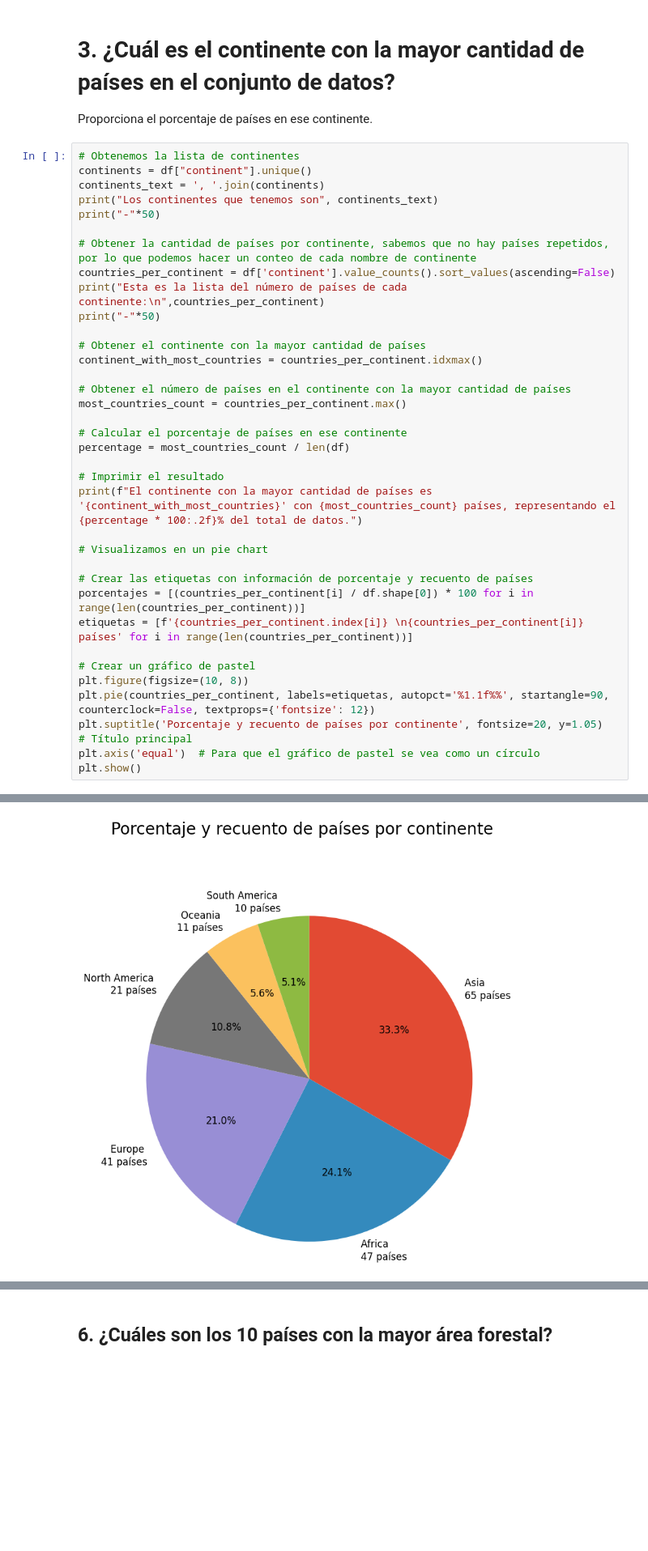
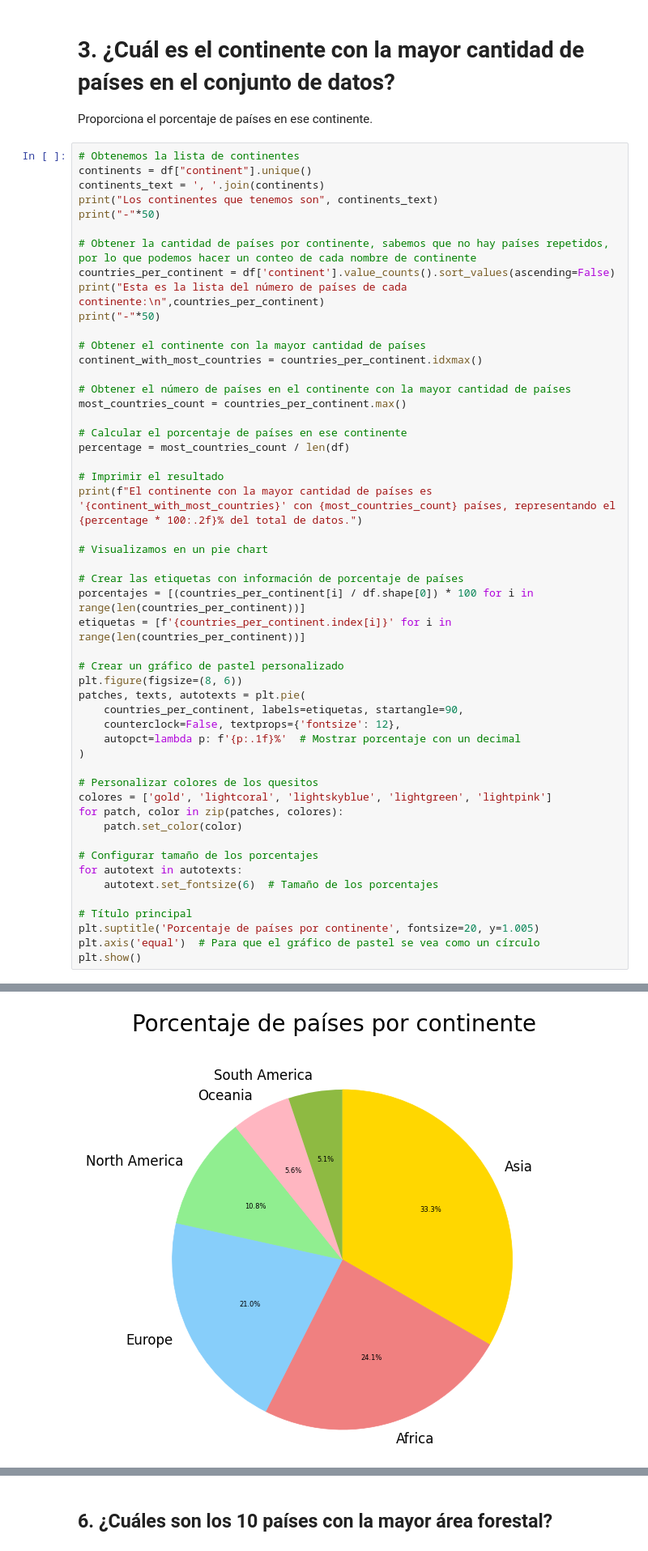
Before and after one commit to Adalab/da-modulo3-sprint2-pairprogramming-RocioZahara, a Jupyter notebook: M03_sprint2_01_Visualizacion.ipynb, the cells around one changed output, grey strips where cells are left out. Shown: that part at 81% size. Cells and saved outputs as stored; diff of their text form; blank space fills up the shorter version.

```diff
--- a/M03_sprint2_01_Visualizacion.ipynb
+++ b/M03_sprint2_01_Visualizacion.ipynb
@@ -209,40 +205,55 @@ continent_with_most_countries = countries_per_continent.idxmax()
 
 # Obtener el número de países en el continente con la mayor cantidad de países
 most_countries_count = countries_per_continent.max()
 
 # Calcular el porcentaje de países en ese continente
 percentage = most_countries_count / len(df)
 
 # Imprimir el resultado
 print(f"El continente con la mayor cantidad de países es '{continent_with_most_countries}' con {most_countries_count} países, representando el {percentage * 100:.2f}% del total de datos.")
 
 # Visualizamos en un pie chart
 
-# Crear las etiquetas con información de porcentaje y recuento de países
+# Crear las etiquetas con información de porcentaje de países
 porcentajes = [(countries_per_continent[i] / df.shape[0]) * 100 for i in range(len(countries_per_continent))]
-etiquetas = [f'{countries_per_continent.index[i]} \n{countries_per_continent[i]} países' for i in range(len(countries_per_continent))]
+etiquetas = [f'{countries_per_continent.index[i]}' for i in range(len(countries_per_continent))]
 
-# Crear un gráfico de pastel
-plt.figure(figsize=(10, 8))
-plt.pie(countries_per_continent, labels=etiquetas, autopct='%1.1f%%', startangle=90, counterclock=False, textprops={'fontsize': 12})
-plt.suptitle('Porcentaje y recuento de países por continente', fontsize=20, y=1.05)  # Título principal
+# Crear un gráfico de pastel personalizado
+plt.figure(figsize=(8, 6))
+patches, texts, autotexts = plt.pie(
+    countries_per_continent, labels=etiquetas, startangle=90,
+    counterclock=False, textprops={'fontsize': 12},
+    autopct=lambda p: f'{p:.1f}%'  # Mostrar porcentaje con un decimal
+)
+
+# Personalizar colores de los quesitos
+colores = ['gold', 'lightcoral', 'lightskyblue', 'lightgreen', 'lightpink']
+for patch, color in zip(patches, colores):
+    patch.set_color(color)
+
+# Configurar tamaño de los porcentajes
+for autotext in autotexts:
+    autotext.set_fontsize(6)  # Tamaño de los porcentajes
+
+# Título principal
+plt.suptitle('Porcentaje de países por continente', fontsize=20, y=1.005)
 plt.axis('equal')  # Para que el gráfico de pastel se vea como un círculo
 plt.show()
 # %% [output]
 Los continentes que tenemos son Asia, Europe, Africa, North America, South America, Oceania
 --------------------------------------------------
 Esta es la lista del número de países de cada continente:
  continent
 Asia             65
 Africa           47
 Europe           41
 North America    21
 Oceania          11
 South America    10
 Name: count, dtype: int64
 --------------------------------------------------
 El continente con la mayor cantidad de países es 'Asia' con 65 países, representando el 33.33% del total de datos.
-[figure, old version]
+[figure, new version]
 # %% [markdown]
 # 4.¿Cuál es la mediana de la esperanza de vida en Europa?
 Proporciona un rango intercuartil aproximado y verifica si existen valores atípicos.
```
Also changed, not shown: parts of 13 cells of this notebook.
